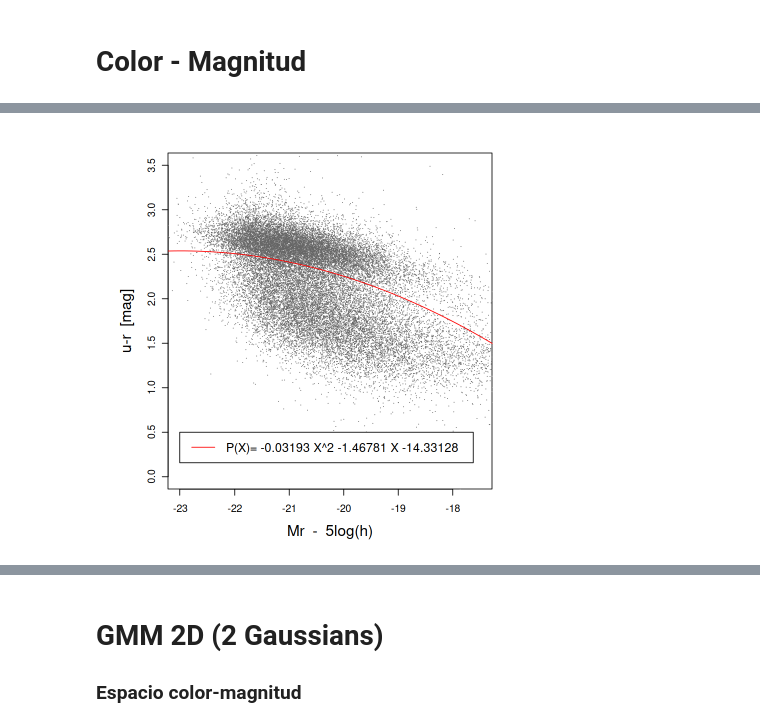
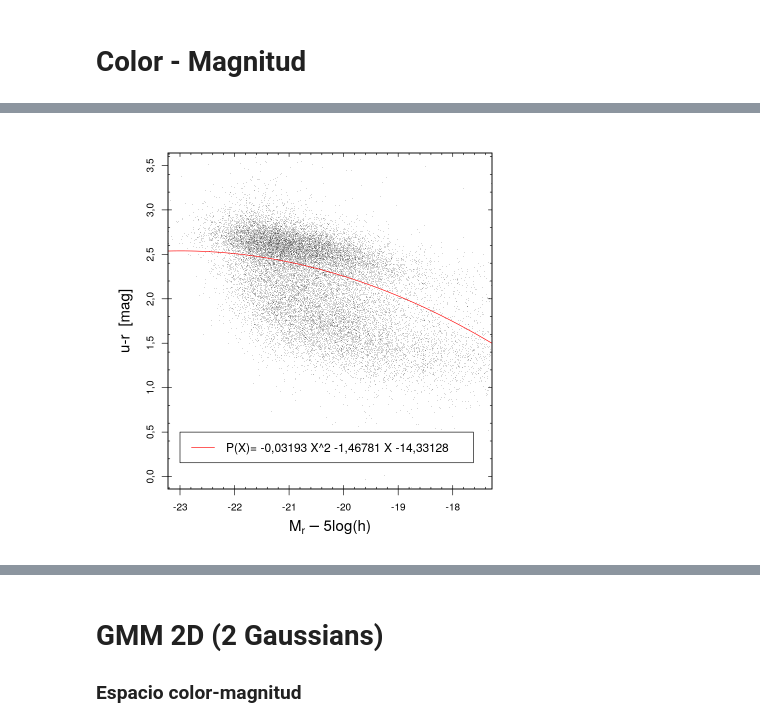
Before and after one commit to antotaverna/cg_environments, a Jupyter notebook: plots/passive_cut.ipynb, the cells around one changed output, grey strips where cells are left out. Saved outputs shown, nothing was run; the diff lists cells and outputs as text; code cells hidden in the pictures.

Commit message:
update plot

```diff
--- a/plots/passive_cut.ipynb
+++ b/plots/passive_cut.ipynb
@@ -463,7 +499,7 @@ M_g_n <- new_df[,1]
 color1_n <- new_df[,2]
 
 #labx=TeX(' $\\M_r-5 \\, \\log{(h)}}\\]$')
-labx="Mr \ - \ 5log(h)"
+labx=TeX('$M_r \ - \ 5log(h)$')
 plot(NA,xlim=c(-23,-17.5),ylim=c(0.0,3.5),xlab=labx,ylab='u-r \ [mag]',main='',cex=1.2,cex.lab=1.5)
 points(M_g_n,color1_n,pch=16,cex=0.1,col='grey40')
 
@@ -504,9 +540,9 @@ legend(-23.0, 0.5,
                 paste("P(X)=",round(coef1[3],5),"X^2",round(coef1[2],5),"X",round(coef1[1],5))),
        col=c("red","orange"), lty=1, cex=1.2)
 
-#magaxis(1,majorn=5, minorn=5, tcl=0.3, ratio=0.5,labels=FALSE)
-#magaxis(2,majorn=5, minorn=5, tcl=0.3, ratio=0.5,labels=FALSE)
-#magaxis(3,majorn=5, minorn=5, tcl=0.3, ratio=0.5,labels=FALSE)
-#magaxis(4,majorn=5, minorn=5, tcl=0.3, ratio=0.5,labels=FALSE)
+magaxis(1,majorn=5, minorn=5, tcl=0.3, ratio=0.5,labels=FALSE)
+magaxis(2,majorn=5, minorn=5, tcl=0.3, ratio=0.5,labels=FALSE)
+magaxis(3,majorn=5, minorn=5, tcl=0.3, ratio=0.5,labels=FALSE)
+magaxis(4,majorn=5, minorn=5, tcl=0.3, ratio=0.5,labels=FALSE)
 #dev.off()
 # %% [output]
@@ -514,5 +550,5 @@ Warning message in bkde2D(l[c("Mag", "col")], bandwidth = c(0.05, 0.05), gridsiz
 “Binning grid too coarse for current (small) bandwidth: consider increasing 'gridsize'”
-[figure, old version]
+[figure, new version]
 # %%
 round(coef1[3],5)
 round(coef1[2],5)
```
Also changed, not shown: parts of 31 cells of this notebook, 1 other file.
